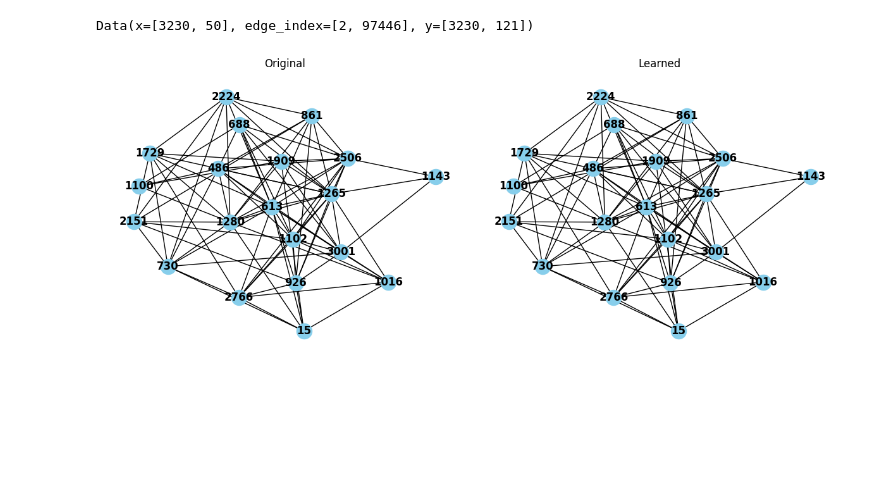
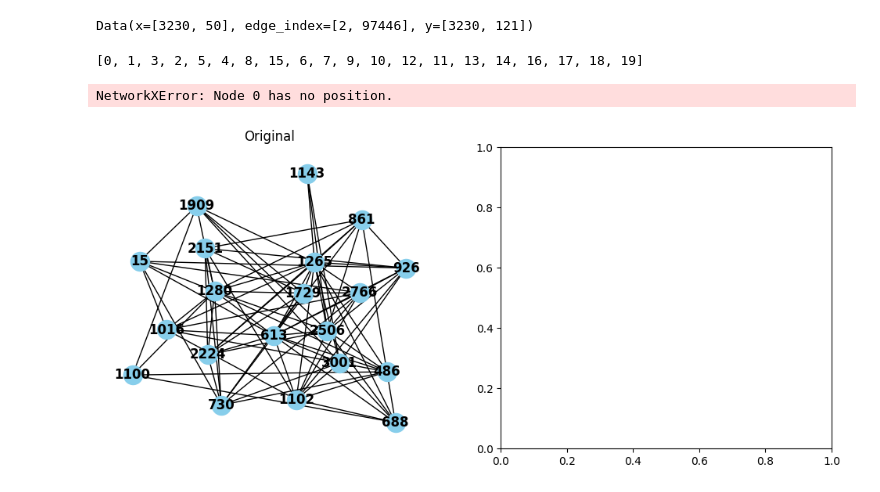
Before and after one commit to czi-ai/reg-net-llm, a Jupyter notebook: notebooks/test_GNN_PPI.ipynb, the cells around one changed output. Saved outputs shown, nothing was run; the diff lists cells and outputs as text; code cells hidden in the pictures; blank space fills up the shorter version.

Commit message:
Cross attention GNN. K-hop neighbourhood batching.

```diff
--- a/notebooks/test_GNN_PPI.ipynb
+++ b/notebooks/test_GNN_PPI.ipynb
@@ -51,13 +90,26 @@ from scGraphLLM.train import TrainerConfig
+# %%
+class TrainerConfig:
+    lr: float = 0.001
+    weight_decay: float = 1e-4
+    max_grad: float = 20.0
+    num_epochs: int = 100
+    alpha: float = 0.001 # graph smoothness regularization weight
+    beta: float = 0.001 # attention weight sparsity regularization weight
+    lambda_l1: float = 0.001
+    lambda_l2: float = 0.001
+    verbose: bool = True
+    train_loss: list = []
+    val_loss: list = []
 # %%
 gnn_config = GNNConfig()
 gnn_config.input_dim = 50
 gnn_config.hidden_dims = (128, 128, 128)
-gnn_config.conv_dim = 64
+gnn_config.conv_dim = 128
 gnn_config.out_dim = 121
 # %%
 train_config = TrainerConfig()
-train_config.lr = 1e-2
-train_config.num_epochs = 5
+train_config.lr = 1e-4
+train_config.num_epochs = 1
 train_config.max_grad = 1000.0
 train_config.weight_decay = 1e-4
 train_config.alpha = 0.001
@@ -69,3 +124,3 @@ from scGraphLLM.train import GNN_Trainer
 # %%
-trainer = GNN_Trainer(train_loader, val_loader, gnn_config, train_config)
+trainer = GNN_Trainer(train_dataset, val_dataset, gnn_config, train_config)
 # %% [output]
@@ -137,36 +191,38 @@ from matplotlib.colors import LinearSegmentedColormap
 fig, axes = plt.subplots(nrows=1, ncols=2, figsize=(12, 5))
 axes = axes.flatten()
 cmap = plt.cm.get_cmap('viridis')
 
 data = data_one_graph
 G = to_networkx(data, to_undirected=True)
 centrality = nx.degree_centrality(G)
 top_nodes = sorted(centrality, key=centrality.get, reverse=True)[:20]
 H = G.subgraph(top_nodes)
 pos = nx.spring_layout(H, k=2)
 nx.draw(H, ax=axes[0], pos=pos, with_labels=True, node_color='skyblue', node_size=300, font_weight='bold', width=1)
 axes[0].set_title("Original")
 
 learned, w_learned = dense_to_sparse(learned_graph)
-edges = list(zip(learned[0].numpy(), learned[1].numpy()))
+edges = list(zip(learned[0].detach().cpu().numpy(), learned[1].detach().cpu().numpy()))
 G2 = nx.Graph()
 G2.add_edges_from(edges)
 edge_weights = [w_learned[j].item() for j in range(w_learned.size(0))]
 
 centrality = nx.degree_centrality(G2)
 top_nodes = sorted(centrality, key=centrality.get, reverse=True)[:20]
+print(top_nodes)
 H2 = G2.subgraph(top_nodes)
-
 nx.draw(H2, pos=pos, ax=axes[1], with_labels=True, node_color='skyblue', node_size=300,
         font_weight='bold', width=1)
 axes[1].set_title("Learned")
 
 
 # Adjust layout and show the plot
 plt.tight_layout()
 plt.show()
 # %% [output]
+[0, 1, 3, 2, 5, 4, 8, 15, 6, 7, 9, 10, 12, 11, 13, 14, 16, 17, 18, 19]
+NetworkXError: Node 0 has no position.
-[figure, old version]
+[figure, new version]
 # %%
 Attn[-1].shape
 # %% [output]
```
Also changed, not shown: parts of 17 cells of this notebook, 6 other files.
